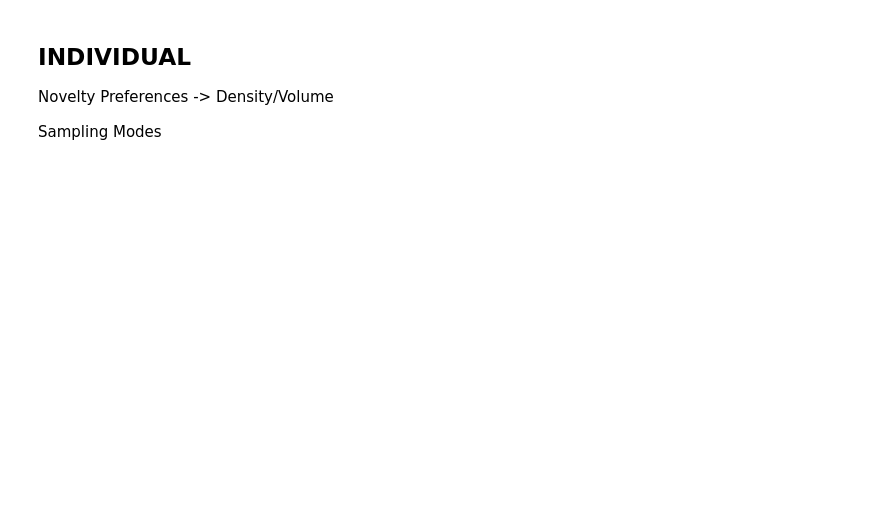
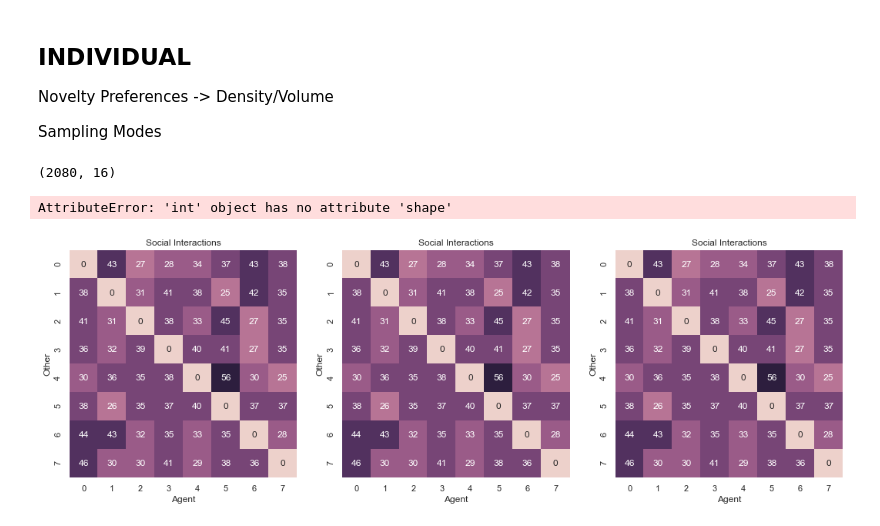
Before and after one commit to maxvstheuniverse/state-of-the-artefact, a Jupyter notebook: logs/analysis_template.ipynb, the cells around one changed output. Drawn from its saved outputs; the diff is of its cells as text; code cells hidden in the pictures; blank space fills up the shorter version.

```diff
--- a/logs/analysis_template.ipynb
+++ b/logs/analysis_template.ipynb
@@ -158,3 +169,36 @@ Number of artefacts: 280
 Novelty Preferences -> Density/Volume
 
 Sampling Modes
+# %%
+np.unique(np.array(domain['artefact'].to_list()), axis=-1).shape
+# %% [output]
+(2080, 16)
+# %%
+len(np.array(domain['artefact'].to_list())).shape
+# %% [output]
+AttributeError: 'int' object has no attribute 'shape'
+# %%
+interactions = data["interactions"]["neighbours"].copy()
+cm = np.zeros((P.n_agents, P.n_agents), dtype='int')
+
+for x in range(P.n_agents):
+    neighbours = np.array(data["interactions"].query(f"agent_id == {x}")["neighbours"].to_list())[:, 0]
+    #data["interactions"].query(f"agent_id == {x}")["neighbours"].to_numpy()[:1]
+    unique, counts = np.unique(neighbours.flatten(), return_counts=True)
+    for i, y in enumerate(unique):
+        cm[x, y] = counts[i]
+
+
+n_interactions = interactions.shape[0] // P.n_agents
+assert np.all(np.sum(cm, axis=1) == n_interactions), "The number of interactions of every agent is incorrect"
+
+fig, axs = plt.subplots(1, 3, figsize=(18, 6))
+
+for ax in axs.flatten():
+    sns.heatmap(cm, annot=True, vmin=0.0, vmax=np.max(cm), fmt='0', cmap=sns.cubehelix_palette(8), ax=ax, square=True, cbar=False)
+    ax.set_title("Social Interactions")
+    ax.set_ylabel("Other")
+    ax.set_xlabel("Agent")
+plt.show()
+# %% [output]
+[figure, added]
```
Also changed, not shown: parts of 6 cells of this notebook, 3 other files.
